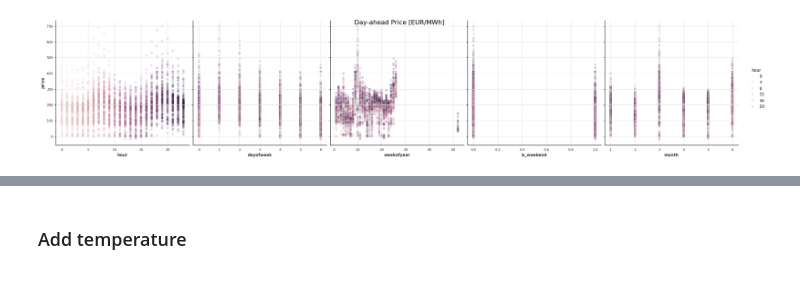
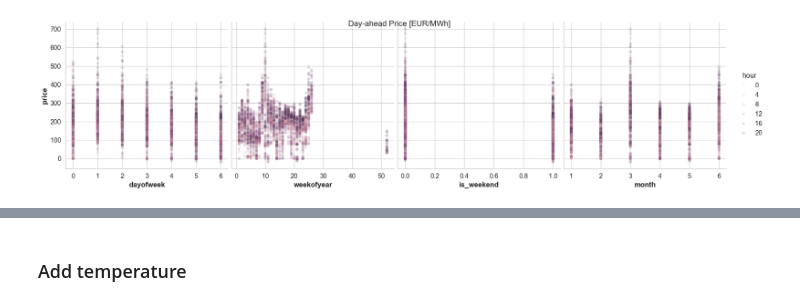
Before and after one commit to matt-lvk/energy_market_toymodel, a Jupyter notebook: forecasting.ipynb, the cells around one changed output, grey strips where cells are left out. Drawn from its saved outputs; the diff is of its cells as text; code cells hidden in the pictures.

```diff
--- a/forecasting.ipynb
+++ b/forecasting.ipynb
@@ -89,15 +134,15 @@ day_price_ts = du.add_date_features(day_price_ts)
 # %%
 sns.pairplot(day_price_ts,
             hue='hour',
-            x_vars=['hour','dayofweek','weekofyear', 'is_weekend', 'month'],
+            x_vars=['dayofweek','weekofyear', 'is_weekend', 'month'],
             y_vars='price',
             height=5,
             plot_kws={'alpha':0.15, 'linewidth':0}
             )
 plt.suptitle('Day-ahead Price [EUR/MWh]', fontsize=16)
 plt.show()
 # %% [output]
-[figure, old version]
+[figure, new version]
 # %%
 plotters.plot_violin_ts(day_price_ts, 'dayofweek', 'price', 'Day-ahead Price [EUR/MWh] per day of week')
 # %% [output]
```
Also changed, not shown: parts of 30 cells of this notebook, 8 other files.
